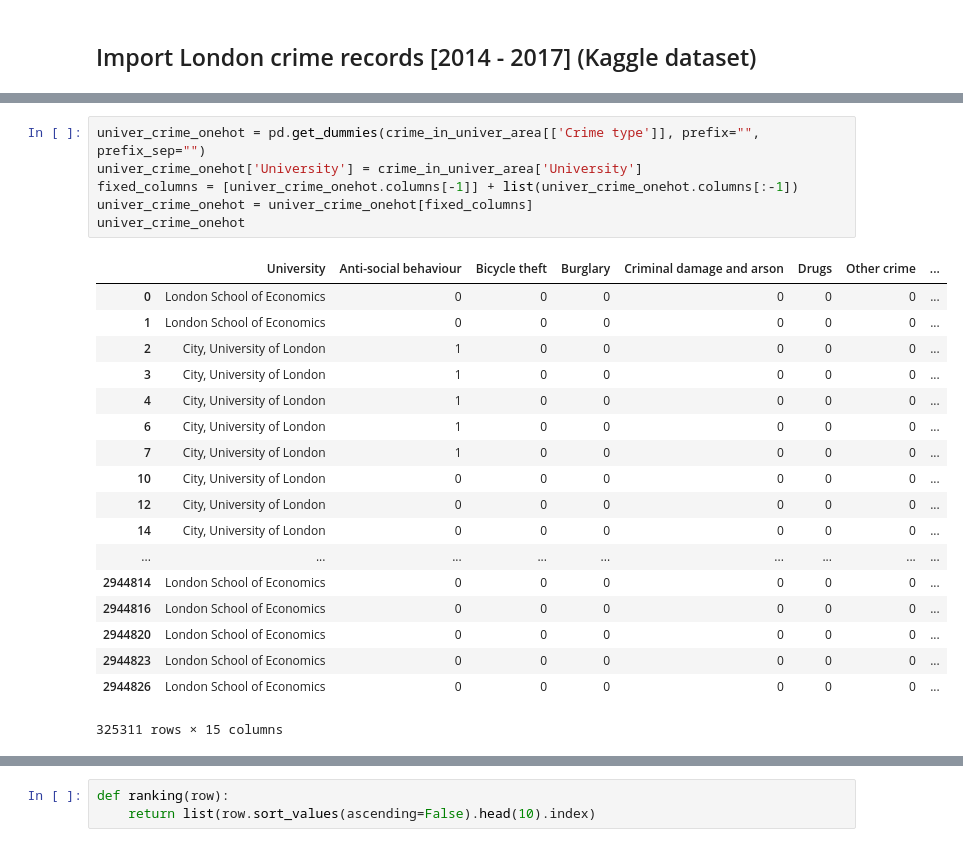
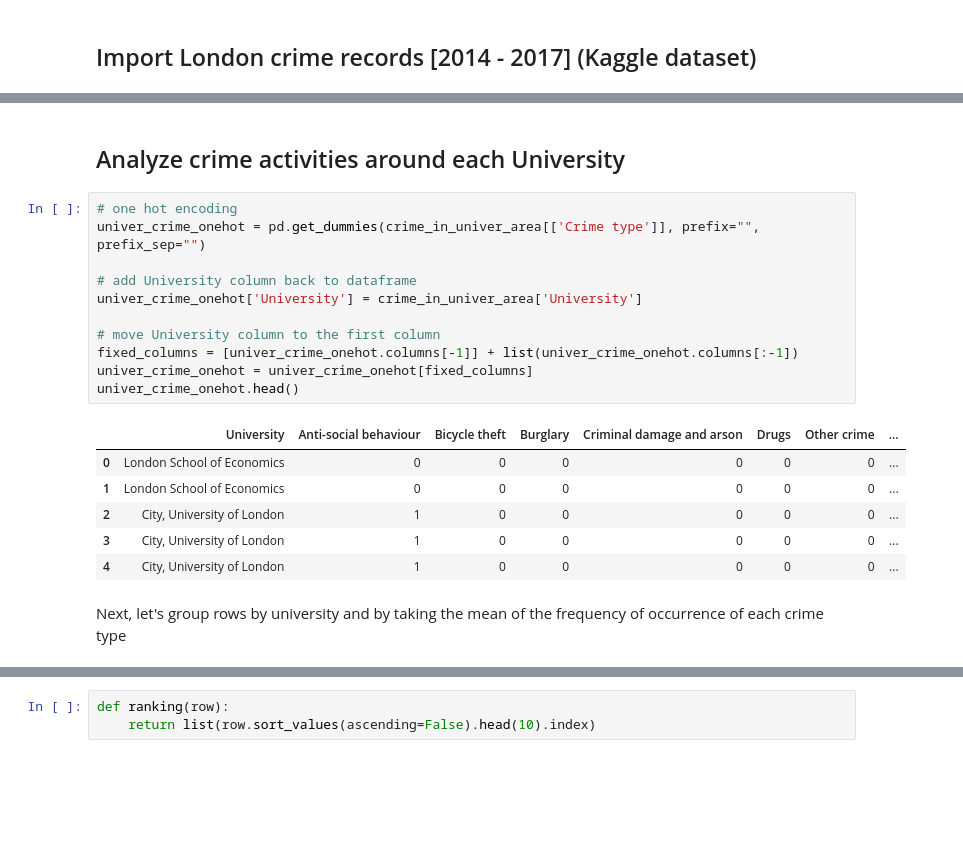
Before and after one commit to UdbT/The-Battle-of-Neighborhoods, a Jupyter notebook: London Clustering.ipynb, the cells around one changed output, grey strips where cells are left out. Cells and saved outputs as stored; diff of their text form; blank space fills up the shorter version.

```diff
--- a/London Clustering.ipynb
+++ b/London Clustering.ipynb
@@ -281,27 +389,24 @@ print(len(crime_in_univer_area))
+# %% [markdown]
+## Analyze crime activities around each University
 # %%
+# one hot encoding
 univer_crime_onehot = pd.get_dummies(crime_in_univer_area[['Crime type']], prefix="", prefix_sep="")
+
+# add University column back to dataframe
 univer_crime_onehot['University'] = crime_in_univer_area['University']
+
+# move University column to the first column
 fixed_columns = [univer_crime_onehot.columns[-1]] + list(univer_crime_onehot.columns[:-1])
 univer_crime_onehot = univer_crime_onehot[fixed_columns]
-univer_crime_onehot
+univer_crime_onehot.head()
 # %% [output]
 |  | University | Anti-social behaviour | Bicycle theft | Burglary | Criminal damage and arson | Drugs | Other crime | ... |
 | 0 | London School of Economics | 0 | 0 | 0 | 0 | 0 | 0 | ... |
 | 1 | London School of Economics | 0 | 0 | 0 | 0 | 0 | 0 | ... |
 | 2 | City, University of London | 1 | 0 | 0 | 0 | 0 | 0 | ... |
 | 3 | City, University of London | 1 | 0 | 0 | 0 | 0 | 0 | ... |
 | 4 | City, University of London | 1 | 0 | 0 | 0 | 0 | 0 | ... |
-| 6 | City, University of London | 1 | 0 | 0 | 0 | 0 | 0 | ... |
-| 7 | City, University of London | 1 | 0 | 0 | 0 | 0 | 0 | ... |
-| 10 | City, University of London | 0 | 0 | 0 | 0 | 0 | 0 | ... |
-| 12 | City, University of London | 0 | 0 | 0 | 0 | 0 | 0 | ... |
-| 14 | City, University of London | 0 | 0 | 0 | 0 | 0 | 0 | ... |
-| ... | ... | ... | ... | ... | ... | ... | ... | ... |
-| 2944814 | London School of Economics | 0 | 0 | 0 | 0 | 0 | 0 | ... |
-| 2944816 | London School of Economics | 0 | 0 | 0 | 0 | 0 | 0 | ... |
-| 2944820 | London School of Economics | 0 | 0 | 0 | 0 | 0 | 0 | ... |
-| 2944823 | London School of Economics | 0 | 0 | 0 | 0 | 0 | 0 | ... |
-| 2944826 | London School of Economics | 0 | 0 | 0 | 0 | 0 | 0 | ... |
-325311 rows × 15 columns
+# %% [markdown]
+Next, let's group rows by university and by taking the mean of the frequency of occurrence of each crime type
 # %%
 univer_crime_group = univer_crime_onehot.groupby('University').mean()
```
Also changed, not shown: parts of 36 cells of this notebook, 8 other files.
